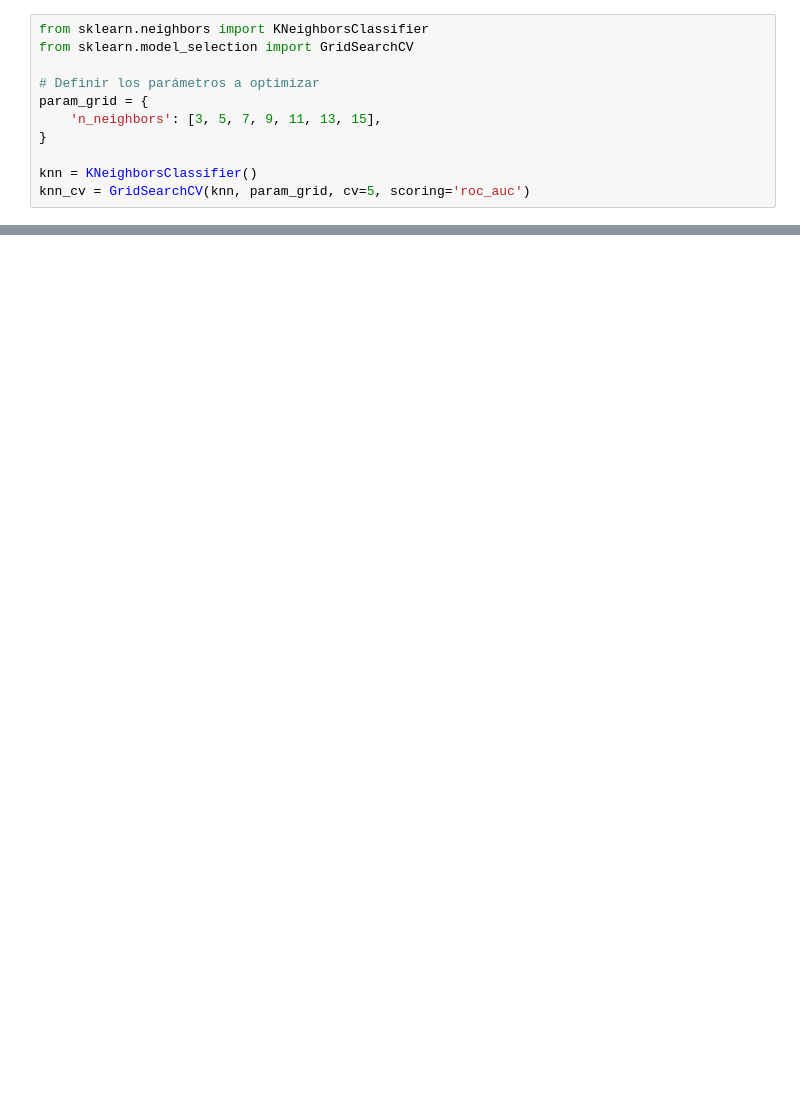
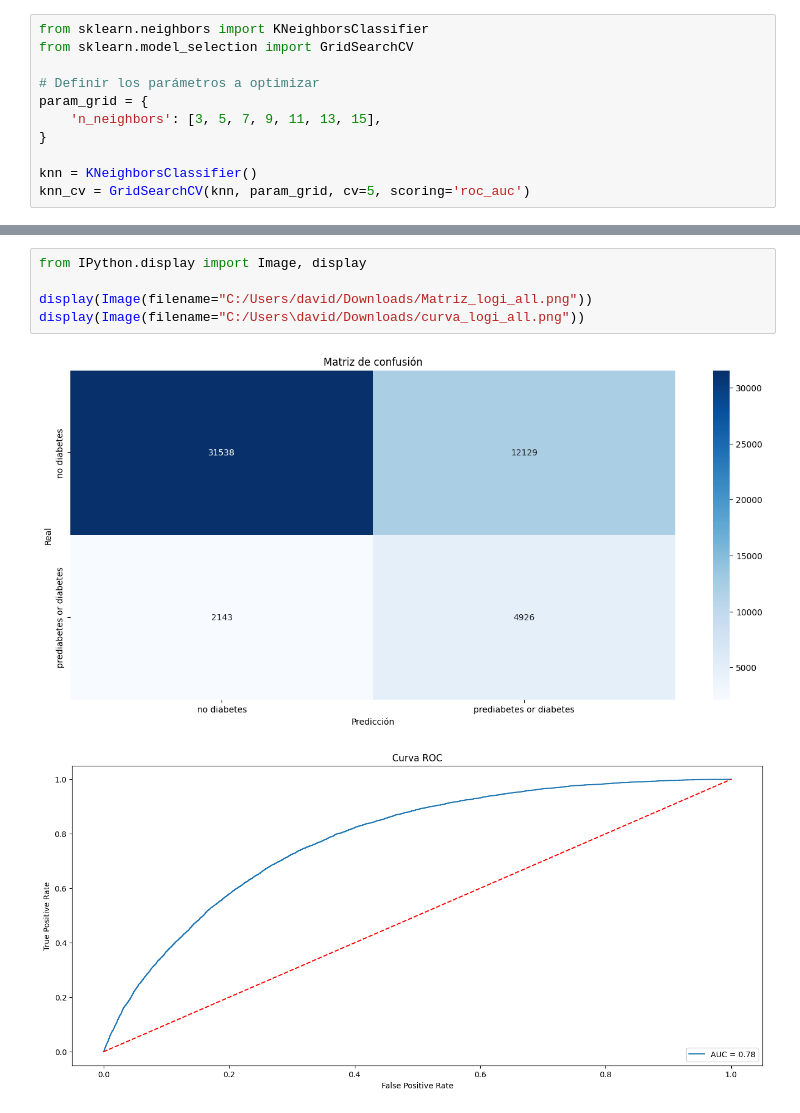
Before and after one commit to DAVIDML2005/Project-Diabetes-Prediabetes-Prediction, a Jupyter notebook: _sources/notebooks.ipynb, the cells around one changed output, grey strips where cells are left out. Saved outputs shown, nothing was run; the diff lists cells and outputs as text; blank space fills up the shorter version.

```diff
--- a/_sources/notebooks.ipynb
+++ b/_sources/notebooks.ipynb
@@ -1542,0 +1205,8 @@ Se logró el objetivo principal: desarrollar un modelo clínicamente relevante.
+# %%
+from IPython.display import Image, display
+
+display(Image(filename="C:/Users/david/Downloads/Matriz_logi_all.png"))
+display(Image(filename="C:/Users\david/Downloads/curva_logi_all.png"))
+# %% [output]
+[figure, added]
+[figure, added]
```
Also changed, not shown: parts of 99 cells of this notebook, 22 other files.
